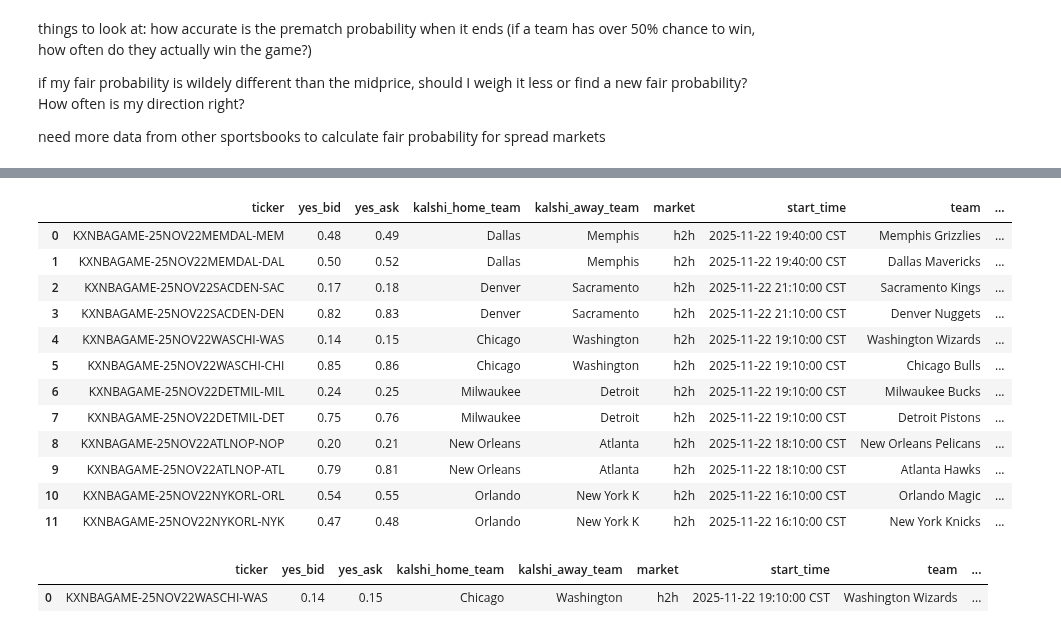
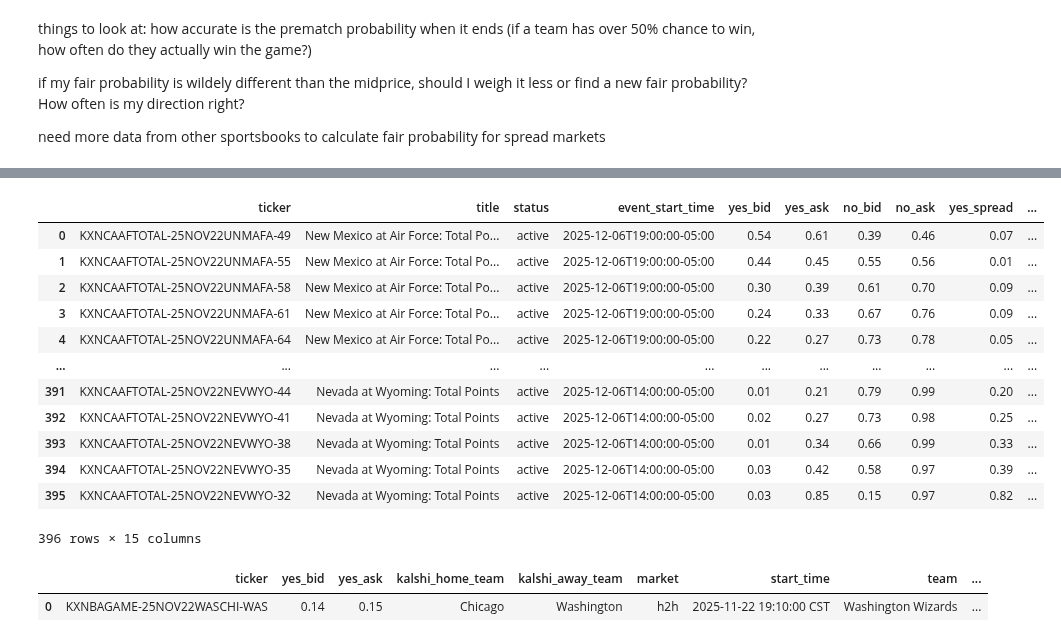
Before and after one commit to bassuaz24/kalshi_bets, a Jupyter notebook: jupyter_archive/data_analysis.ipynb, the cells around one changed output, grey strips where cells are left out. Cells and saved outputs as stored; diff of their text form; code cells hidden in the pictures.

```diff
--- a/jupyter_archive/data_analysis.ipynb
+++ b/jupyter_archive/data_analysis.ipynb
@@ -16,8 +16,8 @@ if my fair probability is wildely different than the midprice, should I weigh it
 need more data from other sportsbooks to calculate fair probability for spread markets
 # %%
 date = '2025-11-22'
-odds_sport = 'nba' #cbb, cfb, nba, nfl
-kalshi_sport = 'nba' #ncaab, ncaaf, nba, nfl
+odds_sport = 'cfb' #cbb, cfb, nba, nfl
+kalshi_sport = 'ncaaf' #ncaab, ncaaf, nba, nfl
 # %%
 odds_df = pd.read_csv(f"../data_collection/updated_scripts/oddsapi_outputs/{date}/{odds_sport}_odds.csv")
 odds_df.drop(columns=['league'], inplace=True)
@@ -255 +276,17 @@ kalshi_totals_df = kalshi_totals_df[kalshi_totals_df['away_team'].isin(matched_n
+# %%
+kalshi_totals_df
+# %% [output]
+|  | ticker | title | status | event_start_time | yes_bid | yes_ask | no_bid | no_ask | yes_spread | ... |
+| 0 | KXNCAAFTOTAL-25NOV22UNMAFA-49 | New Mexico at Air Force: Total Po... | active | 2025-12-06T19:00:00-05:00 | 0.54 | 0.61 | 0.39 | 0.46 | 0.07 | ... |
+| 1 | KXNCAAFTOTAL-25NOV22UNMAFA-55 | New Mexico at Air Force: Total Po... | active | 2025-12-06T19:00:00-05:00 | 0.44 | 0.45 | 0.55 | 0.56 | 0.01 | ... |
+| 2 | KXNCAAFTOTAL-25NOV22UNMAFA-58 | New Mexico at Air Force: Total Po... | active | 2025-12-06T19:00:00-05:00 | 0.30 | 0.39 | 0.61 | 0.70 | 0.09 | ... |
+| 3 | KXNCAAFTOTAL-25NOV22UNMAFA-61 | New Mexico at Air Force: Total Po... | active | 2025-12-06T19:00:00-05:00 | 0.24 | 0.33 | 0.67 | 0.76 | 0.09 | ... |
+| 4 | KXNCAAFTOTAL-25NOV22UNMAFA-64 | New Mexico at Air Force: Total Po... | active | 2025-12-06T19:00:00-05:00 | 0.22 | 0.27 | 0.73 | 0.78 | 0.05 | ... |
+| ... | ... | ... | ... | ... | ... | ... | ... | ... | ... | ... |
+| 391 | KXNCAAFTOTAL-25NOV22NEVWYO-44 | Nevada at Wyoming: Total Points | active | 2025-12-06T14:00:00-05:00 | 0.01 | 0.21 | 0.79 | 0.99 | 0.20 | ... |
+| 392 | KXNCAAFTOTAL-25NOV22NEVWYO-41 | Nevada at Wyoming: Total Points | active | 2025-12-06T14:00:00-05:00 | 0.02 | 0.27 | 0.73 | 0.98 | 0.25 | ... |
+| 393 | KXNCAAFTOTAL-25NOV22NEVWYO-38 | Nevada at Wyoming: Total Points | active | 2025-12-06T14:00:00-05:00 | 0.01 | 0.34 | 0.66 | 0.99 | 0.33 | ... |
+| 394 | KXNCAAFTOTAL-25NOV22NEVWYO-35 | Nevada at Wyoming: Total Points | active | 2025-12-06T14:00:00-05:00 | 0.03 | 0.42 | 0.58 | 0.97 | 0.39 | ... |
+| 395 | KXNCAAFTOTAL-25NOV22NEVWYO-32 | Nevada at Wyoming: Total Points | active | 2025-12-06T14:00:00-05:00 | 0.03 | 0.85 | 0.15 | 0.97 | 0.82 | ... |
+396 rows × 15 columns
 # %%
@@ -296,22 +335,6 @@ for _, kalshi_row in kalshi_subset.iterrows():
 
 combined_winners_df = pd.DataFrame(combined_rows)
 combined_winners_df = combined_winners_df.reset_index(drop=True)
-# %%
-combined_winners_df
-# %% [output]
-|  | ticker | yes_bid | yes_ask | kalshi_home_team | kalshi_away_team | market | start_time | team | ... |
-| 0 | KXNBAGAME-25NOV22MEMDAL-MEM | 0.48 | 0.49 | Dallas | Memphis | h2h | 2025-11-22 19:40:00 CST | Memphis Grizzlies | ... |
-| 1 | KXNBAGAME-25NOV22MEMDAL-DAL | 0.50 | 0.52 | Dallas | Memphis | h2h | 2025-11-22 19:40:00 CST | Dallas Mavericks | ... |
-| 2 | KXNBAGAME-25NOV22SACDEN-SAC | 0.17 | 0.18 | Denver | Sacramento | h2h | 2025-11-22 21:10:00 CST | Sacramento Kings | ... |
-| 3 | KXNBAGAME-25NOV22SACDEN-DEN | 0.82 | 0.83 | Denver | Sacramento | h2h | 2025-11-22 21:10:00 CST | Denver Nuggets | ... |
-| 4 | KXNBAGAME-25NOV22WASCHI-WAS | 0.14 | 0.15 | Chicago | Washington | h2h | 2025-11-22 19:10:00 CST | Washington Wizards | ... |
-| 5 | KXNBAGAME-25NOV22WASCHI-CHI | 0.85 | 0.86 | Chicago | Washington | h2h | 2025-11-22 19:10:00 CST | Chicago Bulls | ... |
-| 6 | KXNBAGAME-25NOV22DETMIL-MIL | 0.24 | 0.25 | Milwaukee | Detroit | h2h | 2025-11-22 19:10:00 CST | Milwaukee Bucks | ... |
-| 7 | KXNBAGAME-25NOV22DETMIL-DET | 0.75 | 0.76 | Milwaukee | Detroit | h2h | 2025-11-22 19:10:00 CST | Detroit Pistons | ... |
-| 8 | KXNBAGAME-25NOV22ATLNOP-NOP | 0.20 | 0.21 | New Orleans | Atlanta | h2h | 2025-11-22 18:10:00 CST | New Orleans Pelicans | ... |
-| 9 | KXNBAGAME-25NOV22ATLNOP-ATL | 0.79 | 0.81 | New Orleans | Atlanta | h2h | 2025-11-22 18:10:00 CST | Atlanta Hawks | ... |
-| 10 | KXNBAGAME-25NOV22NYKORL-ORL | 0.54 | 0.55 | Orlando | New York K | h2h | 2025-11-22 16:10:00 CST | Orlando Magic | ... |
-| 11 | KXNBAGAME-25NOV22NYKORL-NYK | 0.47 | 0.48 | Orlando | New York K | h2h | 2025-11-22 16:10:00 CST | New York Knicks | ... |
 # %%
 EDGE = 0.01
 KELLY_UPPERBOUND = 0.25
```
Also changed, not shown: parts of 8 cells of this notebook, 1 other file.
